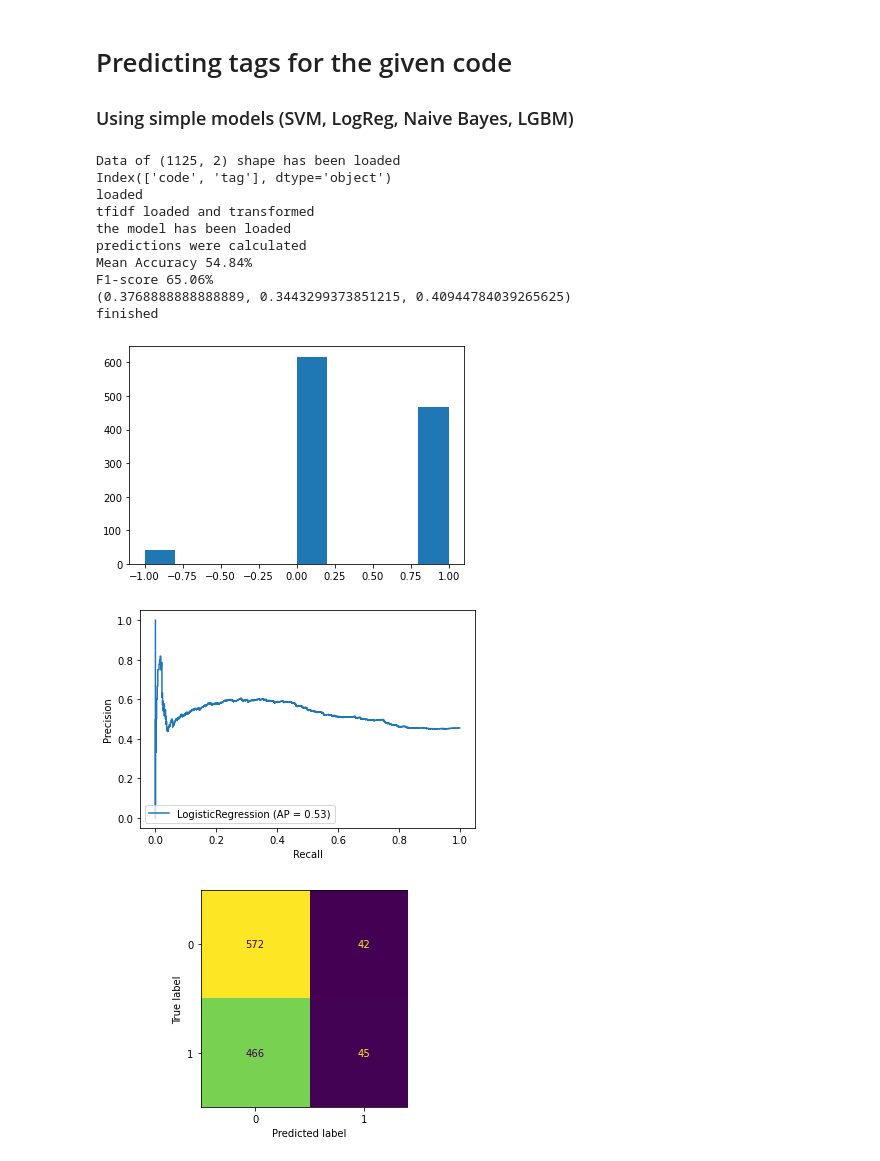
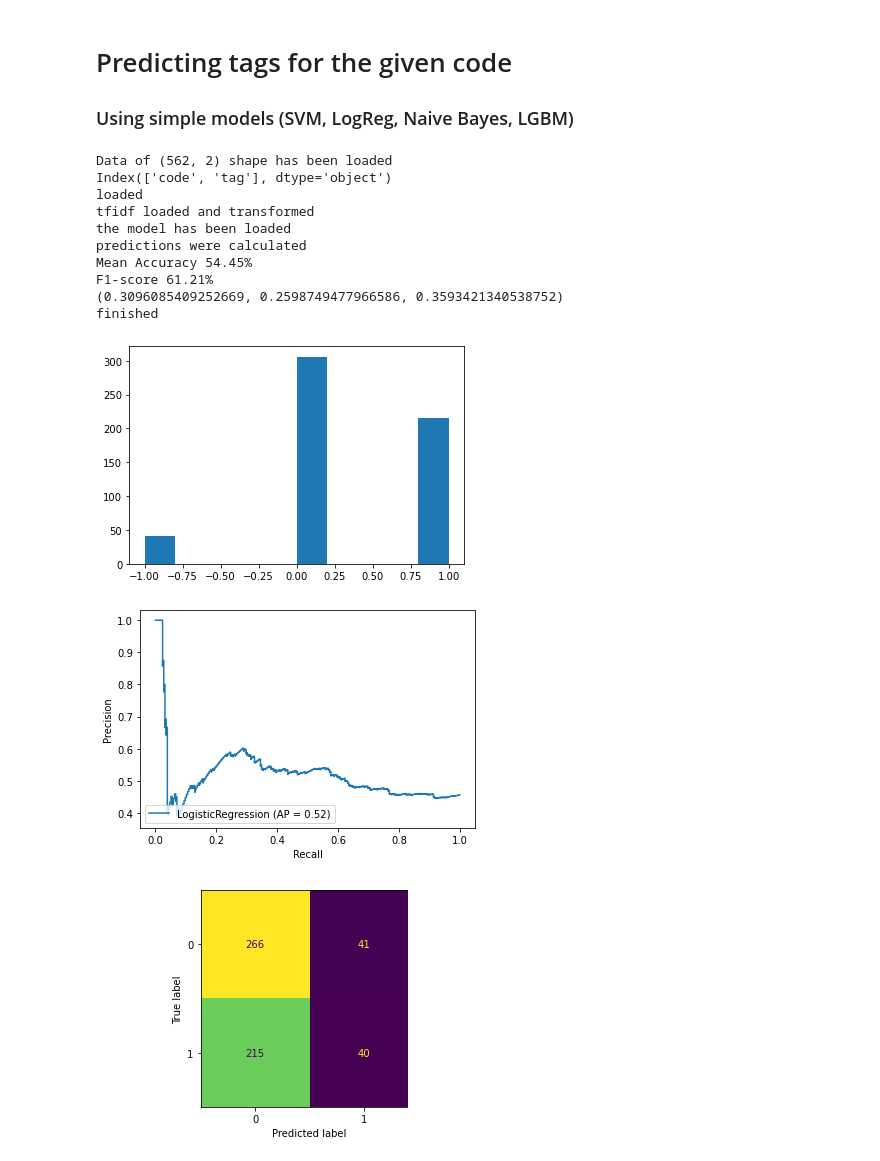
Before and after one commit to whatevernevermindbro/source_code_classification, a Jupyter notebook: predict_tag.ipynb, the cells around one changed output. Drawn from its saved outputs; the diff is of its cells as text; code cells hidden in the pictures.

Commit message:
LogReg Validation, graph_v2, chunk_size == 10

```diff
--- a/predict_tag.ipynb
+++ b/predict_tag.ipynb
@@ -100,7 +100,7 @@ def get_predictions(X, y, TAG_TO_PREDICT, MODEL_DIR):
     print(result)
 # %%
 if __name__ == '__main__':
-    DATASET_PATH = './data/chunks_5_validate.csv'
+    DATASET_PATH = './data/chunks_10_validate.csv'
     MODEL_DIR = './models/logreg_regex_graph_v2.sav'
     TFIDF_DIR = './models/tfidf_logreg_graph_v2.pickle'
     CODE_COLUMN = 'code' #'code_block'
@@ -108,39 +108,39 @@ if __name__ == '__main__':
     df, code_blocks = load_code_blocks(DATASET_PATH, CODE_COLUMN)
     nrows = df.shape[0]
     print("loaded")
     tfidf_params = {'min_df': 5
             , 'max_df': 0.3
             , 'smooth_idf': True}
     SVM_params = {'C': 100
             , 'kernel': "linear"
             , 'verbose': 1
             , 'random_state': 241}
     meta = {'data': DATASET_PATH
                 ,'nrows': nrows
                 ,'label': TAG_TO_PREDICT
                 ,'model': MODEL_DIR}
     code_blocks_tfidf = tfidf_transform(code_blocks, tfidf_params, TFIDF_DIR)
     with dagshub.dagshub_logger() as logger:
         # metrics = SVM_evaluate(df, code_blocks, tfidf_params, TFIDF_DIR, SVM_params)
         metrics = get_predictions(code_blocks_tfidf, df[TAG_TO_PREDICT].astype(int), TAG_TO_PREDICT, MODEL_DIR)
         logger.log_hyperparams(meta)
         logger.log_hyperparams(tfidf_params)
         logger.log_hyperparams(SVM_params)
         logger.log_metrics(metrics)
     print("finished")
 # %% [output]
-Data of (1125, 2) shape has been loaded
+Data of (562, 2) shape has been loaded
 Index(['code', 'tag'], dtype='object')
 loaded
 tfidf loaded and transformed
 the model has been loaded
 predictions were calculated
-Mean Accuracy 54.84%
-F1-score 65.06%
-(0.3768888888888889, 0.3443299373851215, 0.40944784039265625)
+Mean Accuracy 54.45%
+F1-score 61.21%
+(0.3096085409252669, 0.2598749477966586, 0.3593421340538752)
 finished
-[figure, old version]
+[figure, new version]
-[figure, old version]
+[figure, new version]
 [figure]
 # %%
 # SVM Validation on every chunk_size [-5]
```
Also changed, not shown: 2 other files.
